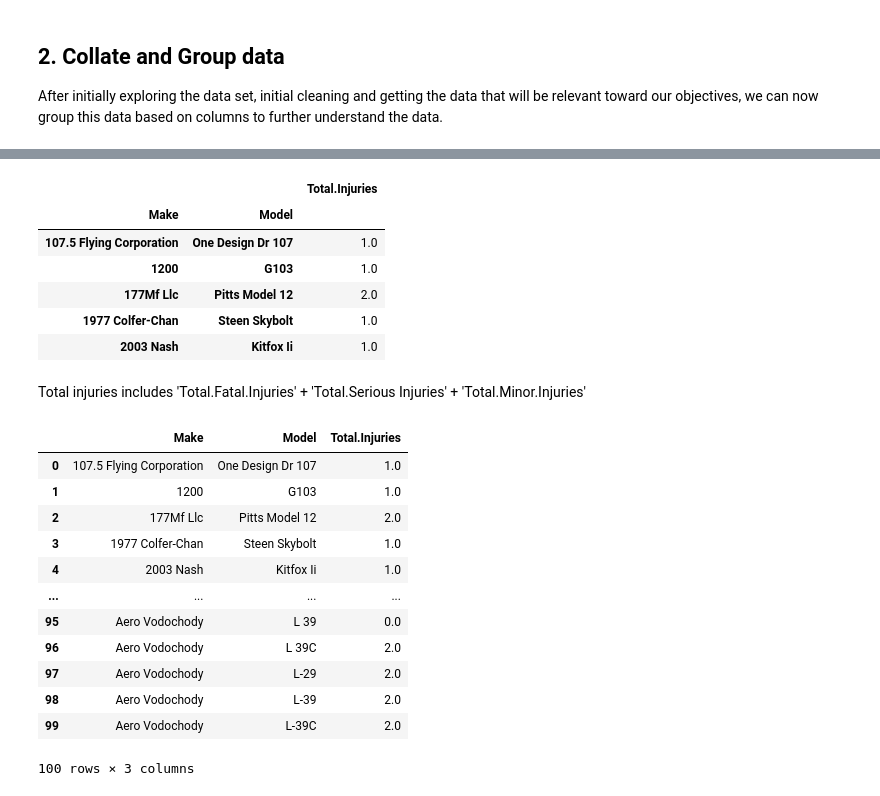
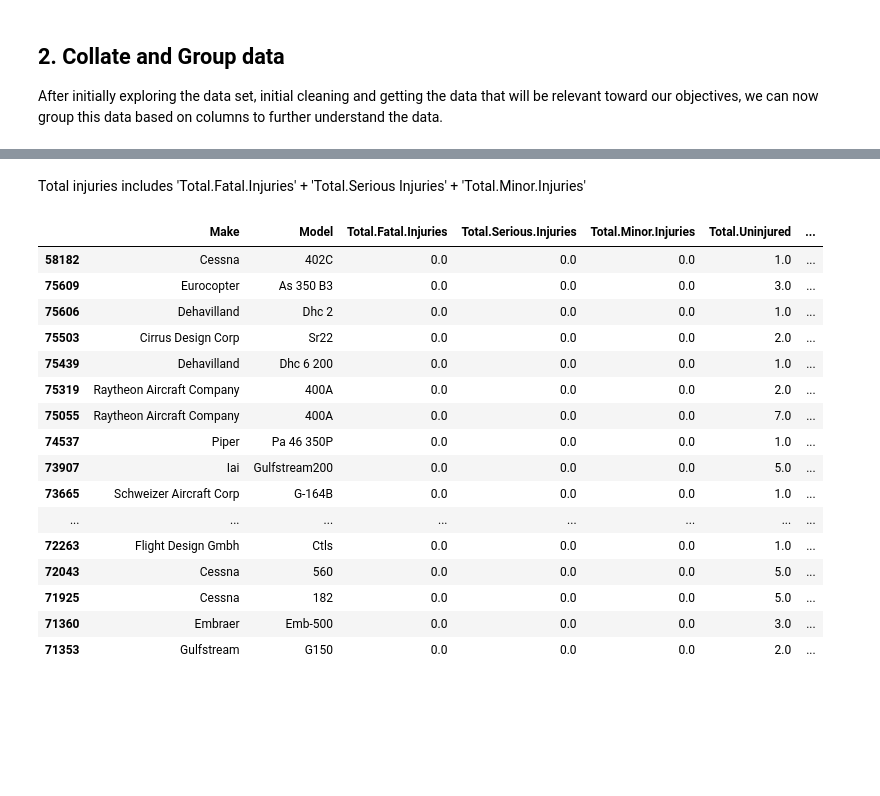
Before and after one commit to timmunene/dsc-phase-1-project-v3, a Jupyter notebook: student.ipynb, the cells around one changed output, grey strips where cells are left out. Saved outputs shown, nothing was run; the diff lists cells and outputs as text; code cells hidden in the pictures; blank space fills up the shorter version.

```diff
--- a/student.ipynb
+++ b/student.ipynb
@@ -563,7 +567,7 @@ Index(['Event.Id', 'Investigation.Type', 'Accident.Number', 'Event.Date',
 Going forward, the following columns are not relevant to our analysis based on the given objectives:
        'Location', 'Country', 'Latitude', 'Longitude', 'Airport.Code', 'Airport.Name', 'Aircraft.damage', 'Registration.Number', 'FAR.Description', 'Schedule', 'Purpose.of.flight', 'Air.carrier', 'Weather.Condition', 'Broad.phase.of.flight', 'Report.Status', 'Publication.Date'
 # %%
-columns_to_drop = ['Event.Id', 'Investigation.Type', 'Accident.Number', 'Location', 'Country', 'Latitude', 'Longitude', 'Airport.Code', 'Airport.Name', 'Aircraft.damage', 'Registration.Number', 'FAR.Description', 'Schedule', 'Purpose.of.flight', 'Air.carrier', 'Weather.Condition', 'Broad.phase.of.flight', 'Report.Status', 'Publication.Date']
+columns_to_drop = ['Event.Id', 'Investigation.Type', 'Accident.Number', 'Location', 'Country', 'Latitude', 'Longitude', 'Airport.Code', 'Airport.Name', 'Registration.Number', 'FAR.Description', 'Schedule', 'Purpose.of.flight', 'Air.carrier', 'Weather.Condition', 'Broad.phase.of.flight', 'Report.Status', 'Publication.Date']
 # %%
 #Drop non-relevant columns and assign relevant columns to variable'rel_av_data'
 rel_av_data = cleaned_av_data.drop(columns=columns_to_drop)
@@ -579,3 +591,5 @@ Index(['Event.Date', 'Injury.Severity', 'Aircraft.Category', 'Make', 'Model',
+# %%
+rel_av_data = rel_av_data[rel_av_data['Amateur.Built'].isin(['No'])]
 # %%
 #Check no. of entries(rows) under each column
 rel_av_data.count()
@@ -610,0 +628,2 @@ rel_av_data['Model'] = rel_av_data['Model'].str.strip().str.title()
+# %%
+rel_av_data = rel_av_data[rel_av_data['Aircraft.damage'].isin(['Minor'])]
@@ -629,2 +670,0 @@ injury_data.head()
-# %%
-injury_data = injury_data.copy()
@@ -651,36 +707,38 @@ injury_data.head(10)
 # %%
-Make_Model_piv = pd.pivot_table(injury_data, values='Total.Injuries', index=['Make', 'Model'], aggfunc='sum')
+#Make_Model_piv = pd.pivot_table(injury_data, values='Total.Injuries', index=['Make', 'Model'], aggfunc='sum')
 
-Make_Model_piv.head()
+#Make_Model_piv.head()
-# %% [output]
-|  |  | Total.Injuries |
-| Make | Model |  |
-| 107.5 Flying Corporation | One Design Dr 107 | 1.0 |
-| 1200 | G103 | 1.0 |
-| 177Mf Llc | Pitts Model 12 | 2.0 |
-| 1977 Colfer-Chan | Steen Skybolt | 1.0 |
-| 2003 Nash | Kitfox Ii | 1.0 |
 # %% [markdown]
 Total injuries includes 'Total.Fatal.Injuries' + 'Total.Serious Injuries' + 'Total.Minor.Injuries'
 # %%
-#Create a group with the make model and total injuries
+#Create a group with the make model and total injuries ranked from least to most
+
 Make_Model_grp = injury_data.groupby(['Make', 'Model'])['Total.Injuries'].sum().reset_index()
 
-Make_Model_grp.head(100)
+#Add a column that combines 'Make' and 'Model' to 'Aircraft Type'
+Make_Model_grp['Aircraft Type'] = Make_Model_grp['Make'] + ' ' + Make_Model_grp['Model']
+
+#Sort by Total.Injuries
+Make_Model_grp = injury_data.sort_values(by='Total.Injuries')
+Make_Model_grp.head(20)
 # %% [output]
-|  | Make | Model | Total.Injuries |
-| 0 | 107.5 Flying Corporation | One Design Dr 107 | 1.0 |
-| 1 | 1200 | G103 | 1.0 |
-| 2 | 177Mf Llc | Pitts Model 12 | 2.0 |
-| 3 | 1977 Colfer-Chan | Steen Skybolt | 1.0 |
-| 4 | 2003 Nash | Kitfox Ii | 1.0 |
-| ... | ... | ... | ... |
-| 95 | Aero Vodochody | L 39 | 0.0 |
-| 96 | Aero Vodochody | L 39C | 2.0 |
-| 97 | Aero Vodochody | L-29 | 2.0 |
-| 98 | Aero Vodochody | L-39 | 2.0 |
-| 99 | Aero Vodochody | L-39C | 2.0 |
+|  | Make | Model | Total.Fatal.Injuries | Total.Serious.Injuries | Total.Minor.Injuries | Total.Uninjured | ... |
+| 58182 | Cessna | 402C | 0.0 | 0.0 | 0.0 | 1.0 | ... |
+| 75609 | Eurocopter | As 350 B3 | 0.0 | 0.0 | 0.0 | 3.0 | ... |
+| 75606 | Dehavilland | Dhc 2 | 0.0 | 0.0 | 0.0 | 1.0 | ... |
+| 75503 | Cirrus Design Corp | Sr22 | 0.0 | 0.0 | 0.0 | 2.0 | ... |
+| 75439 | Dehavilland | Dhc 6 200 | 0.0 | 0.0 | 0.0 | 1.0 | ... |
+| 75319 | Raytheon Aircraft Company | 400A | 0.0 | 0.0 | 0.0 | 2.0 | ... |
+| 75055 | Raytheon Aircraft Company | 400A | 0.0 | 0.0 | 0.0 | 7.0 | ... |
+| 74537 | Piper | Pa 46 350P | 0.0 | 0.0 | 0.0 | 1.0 | ... |
+| 73907 | Iai | Gulfstream200 | 0.0 | 0.0 | 0.0 | 5.0 | ... |
+| 73665 | Schweizer Aircraft Corp | G-164B | 0.0 | 0.0 | 0.0 | 1.0 | ... |
+| ... | ... | ... | ... | ... | ... | ... | ... |
+| 72263 | Flight Design Gmbh | Ctls | 0.0 | 0.0 | 0.0 | 1.0 | ... |
+| 72043 | Cessna | 560 | 0.0 | 0.0 | 0.0 | 5.0 | ... |
+| 71925 | Cessna | 182 | 0.0 | 0.0 | 0.0 | 5.0 | ... |
+| 71360 | Embraer | Emb-500 | 0.0 | 0.0 | 0.0 | 3.0 | ... |
+| 71353 | Gulfstream | G150 | 0.0 | 0.0 | 0.0 | 2.0 | ... |
-100 rows × 3 columns
 # %%
 Make_Model_grp.info()
 # %% [output]
```
Also changed, not shown: parts of 50 cells of this notebook.
